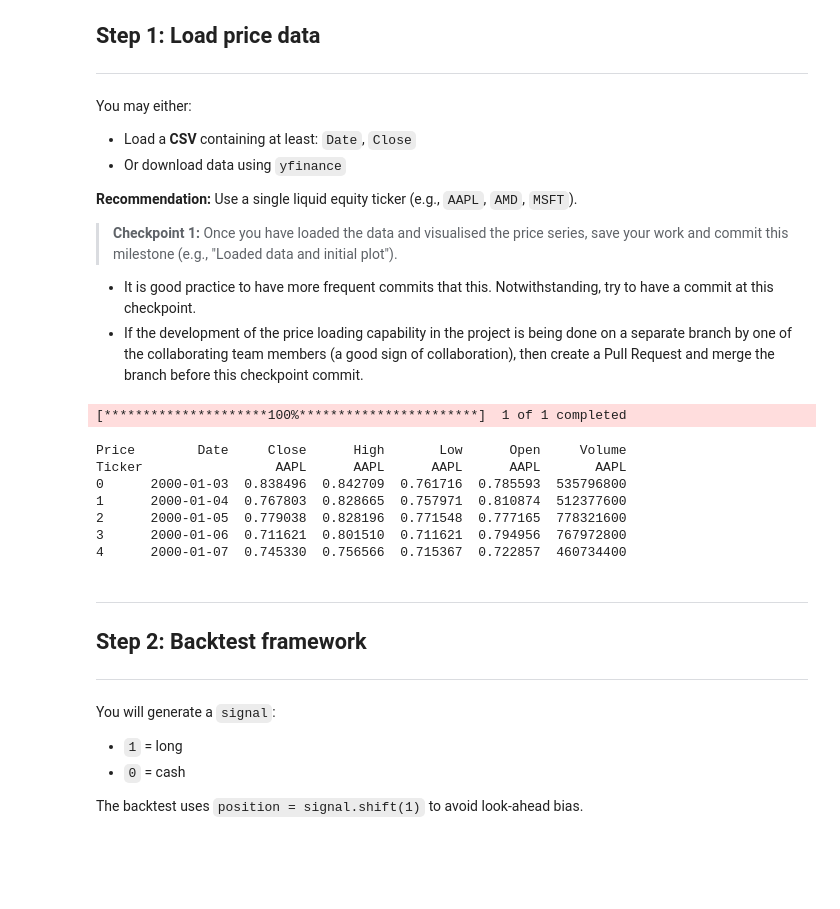
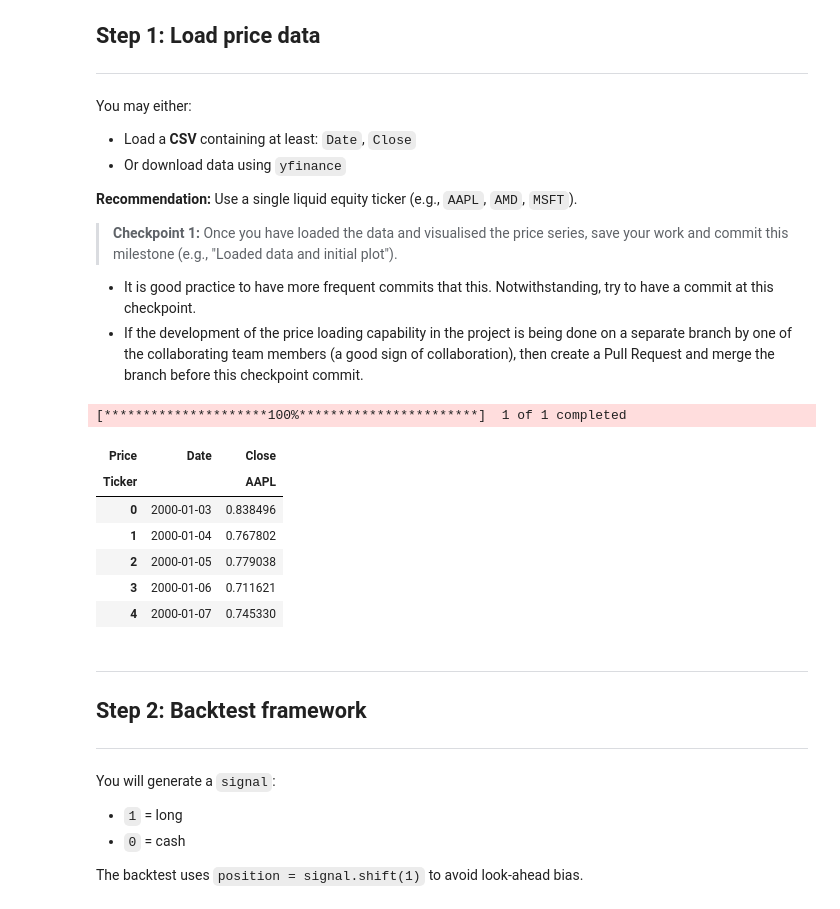
Before and after one commit to taliashapiro05/Momentum_assignment-1-, a Jupyter notebook: Momentum_assignment.ipynb, the cells around one changed output. Drawn from its saved outputs; the diff is of its cells as text; code cells hidden in the pictures; blank space fills up the shorter version.

```diff
--- a/Momentum_assignment.ipynb
+++ b/Momentum_assignment.ipynb
@@ -216,23 +216,31 @@ You may either:
 # %%
 # Load Data
 
 def get_price_data(ticker, start_date="2000-01-01", end_date="2026-01-19"):
+
     data = yf.download(ticker, start=start_date, end=end_date)
-    df = pd.DataFrame(data.reset_index())
-    df = df.dropna(subset=[('Close', ticker)]).reset_index(drop=True)
+
+    df = data.reset_index()
+    df = df[['Date', 'Close']]
+    df = df.dropna()
+
+    df['Date'] = pd.to_datetime(df['Date'])
+    df = df.sort_values('Date')
+
     return df
 
+
 df = get_price_data("AAPL")
-print(df.head())
+df.head()
 # %% [output]
 [*********************100%***********************]  1 of 1 completed
-Price        Date     Close      High       Low      Open     Volume
-Ticker                 AAPL      AAPL      AAPL      AAPL       AAPL
-0      2000-01-03  0.838496  0.842709  0.761716  0.785593  535796800
-1      2000-01-04  0.767803  0.828665  0.757971  0.810874  512377600
-2      2000-01-05  0.779038  0.828196  0.771548  0.777165  778321600
-3      2000-01-06  0.711621  0.801510  0.711621  0.794956  767972800
-4      2000-01-07  0.745330  0.756566  0.715367  0.722857  460734400
+| Price | Date | Close |
+| Ticker |  | AAPL |
+| 0 | 2000-01-03 | 0.838496 |
+| 1 | 2000-01-04 | 0.767802 |
+| 2 | 2000-01-05 | 0.779038 |
+| 3 | 2000-01-06 | 0.711621 |
+| 4 | 2000-01-07 | 0.745330 |
 # %% [markdown]
 ---
 ## Step 2: Backtest framework
```
Also changed, not shown: parts of 4 cells of this notebook.
